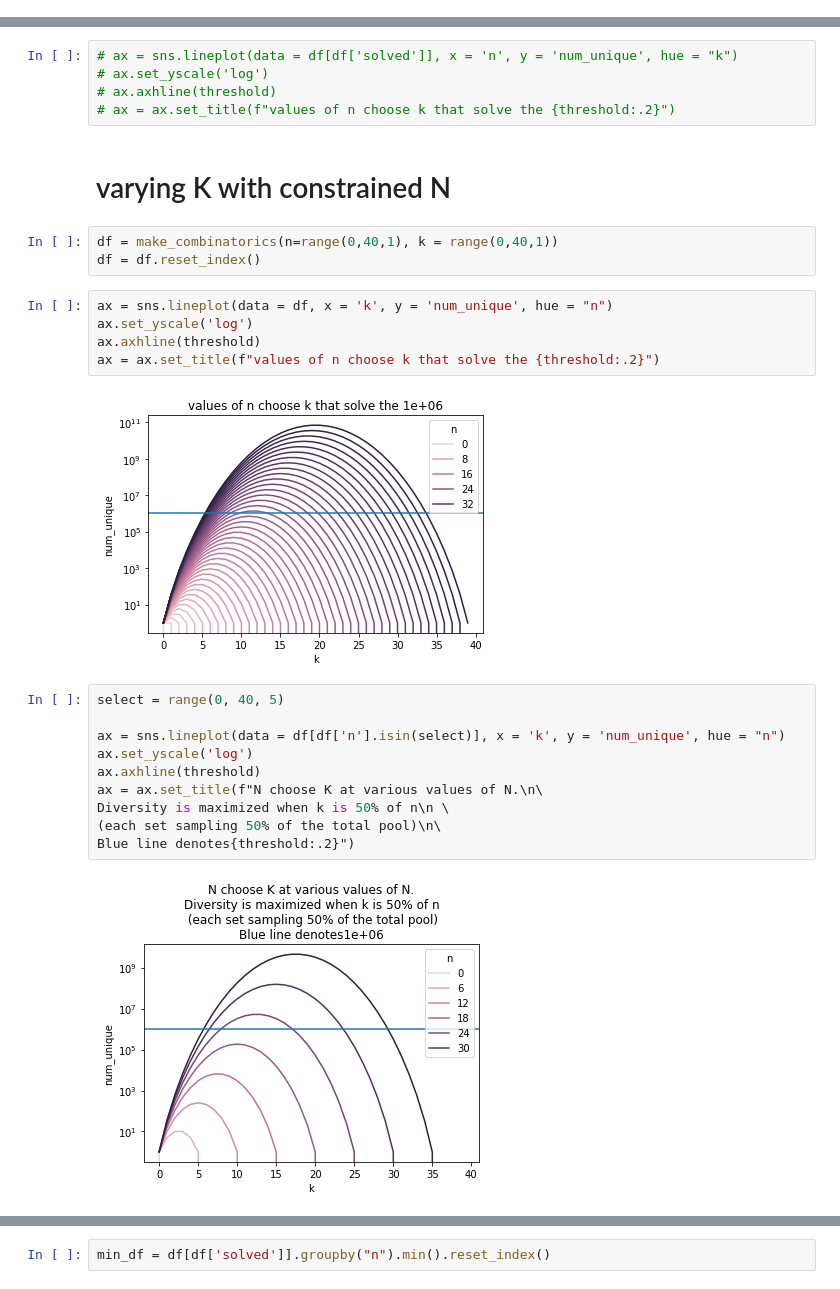
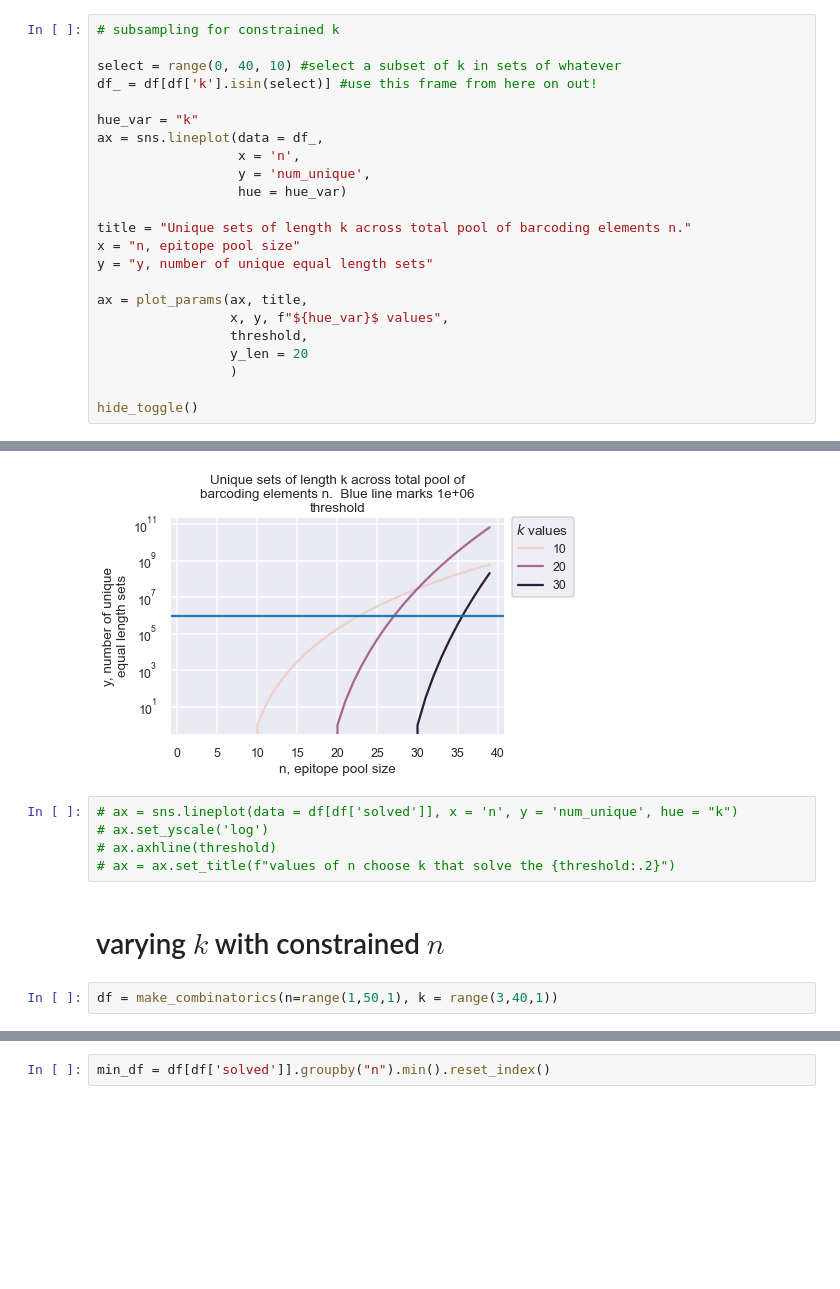
Before and after one commit to e11bio/combinatorics_dash, a Jupyter notebook: combinatorics.ipynb, the cells around one changed output, grey strips where cells are left out. Saved outputs shown, nothing was run; the diff lists cells and outputs as text; blank space fills up the shorter version.

```diff
--- a/combinatorics.ipynb
+++ b/combinatorics.ipynb
@@ -60,0 +187,24 @@ ax = ax.set_title(f"Unique sets of length k across total pool of barcoding eleme
+# %%
+# subsampling for constrained k
+
+select = range(0, 40, 10) #select a subset of k in sets of whatever
+df_ = df[df['k'].isin(select)] #use this frame from here on out!
+
+hue_var = "k"
+ax = sns.lineplot(data = df_,
+                  x = 'n',
+                  y = 'num_unique',
+                  hue = hue_var)
+
+title = "Unique sets of length k across total pool of barcoding elements n."
+x = "n, epitope pool size"
+y = "y, number of unique equal length sets"
+
+ax = plot_params(ax, title,
+                 x, y, f"${hue_var}$ values",
+                 threshold,
+                 y_len = 20
+                 )
+
+hide_toggle()
+# %% [output]
@@ -61,29 +212,10 @@ ax = ax.set_title(f"Unique sets of length k across total pool of barcoding eleme
+[figure, added]
 # %%
 # ax = sns.lineplot(data = df[df['solved']], x = 'n', y = 'num_unique', hue = "k")
 # ax.set_yscale('log')
 # ax.axhline(threshold)
 # ax = ax.set_title(f"values of n choose k that solve the {threshold:.2}")
 # %% [markdown]
-# varying K with constrained N
+# varying $k$ with constrained $n$
 # %%
-df = make_combinatorics(n=range(0,40,1), k = range(0,40,1))
-df = df.reset_index()
+df = make_combinatorics(n=range(1,50,1), k = range(3,40,1))
-# %%
-ax = sns.lineplot(data = df, x = 'k', y = 'num_unique', hue = "n")
-ax.set_yscale('log')
-ax.axhline(threshold)
-ax = ax.set_title(f"values of n choose k that solve the {threshold:.2}")
-# %% [output]
-[figure, removed]
-# %%
-select = range(0, 40, 5)
-
-ax = sns.lineplot(data = df[df['n'].isin(select)], x = 'k', y = 'num_unique', hue = "n")
-ax.set_yscale('log')
-ax.axhline(threshold)
-ax = ax.set_title(f"N choose K at various values of N.\n\
-Diversity is maximized when k is 50% of n\n \
-(each set sampling 50% of the total pool)\n\
-Blue line denotes{threshold:.2}")
-# %% [output]
-[figure, removed]
```
Also changed, not shown: parts of 65 cells of this notebook.
